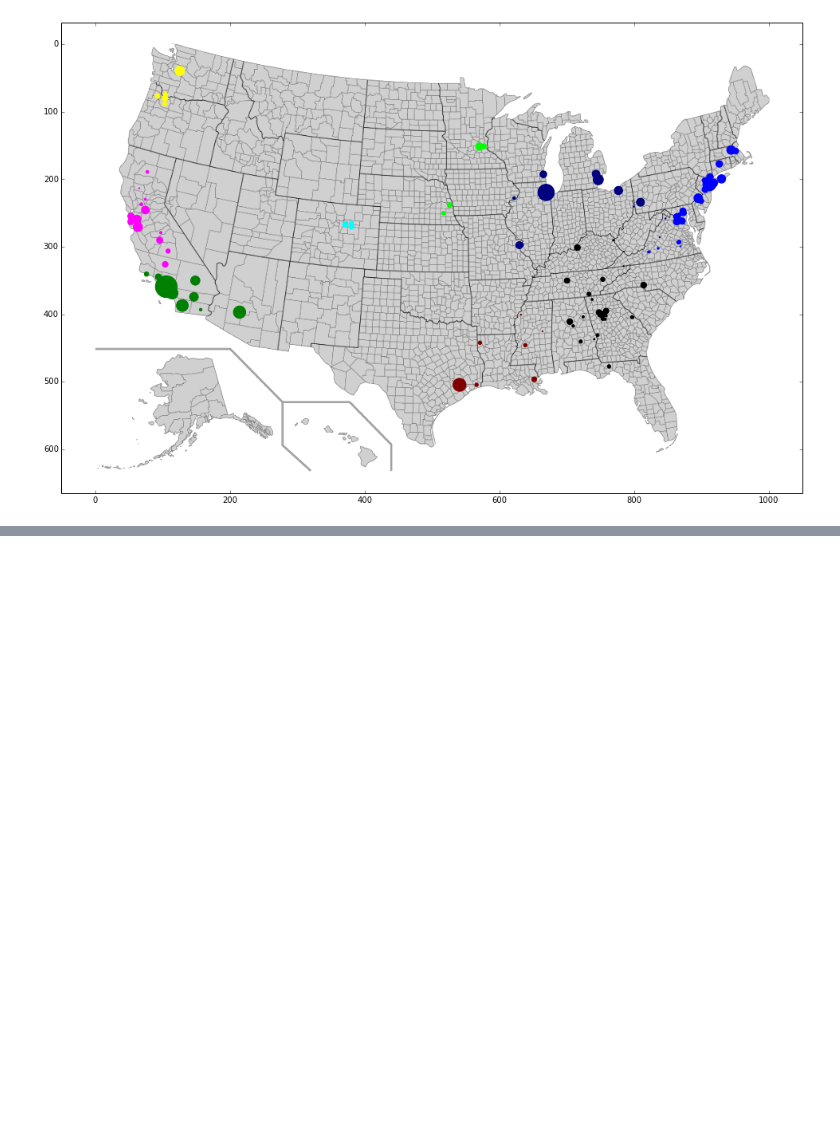
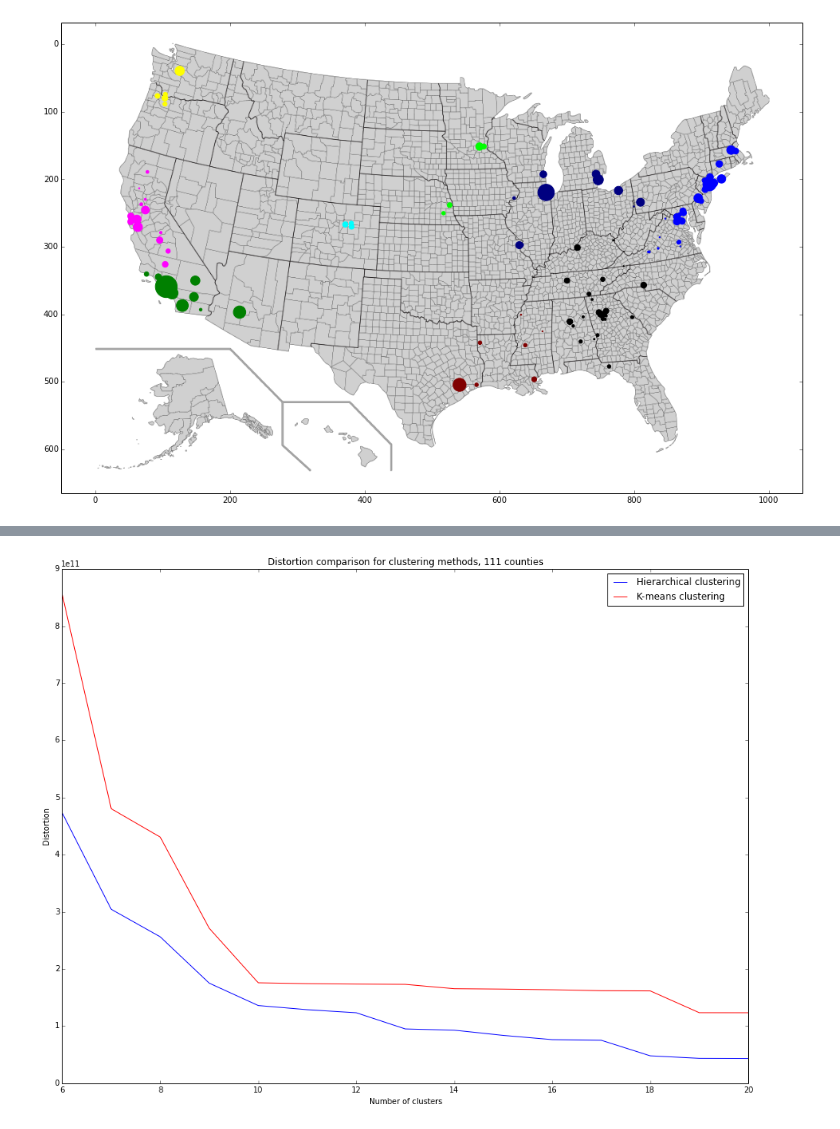
Before and after one commit to glashka/algorithmic-thinking, a Jupyter notebook: application_3.ipynb, the cells around one changed output, grey strips where cells are left out. Saved outputs shown, nothing was run; the diff lists cells and outputs as text; code cells hidden in the pictures; blank space fills up the shorter version.

```diff
--- a/application_3.ipynb
+++ b/application_3.ipynb
@@ -510,0 +515,6 @@ plot_clusters(DATA_TABLE_111, KMEANS_CLUSTERS_111, True)
+# %%
+def compute_distortion(cluster_list, data_table):
+    distortion = 0
+    for cluster in cluster_list:
+        distortion += cluster.cluster_error(data_table)
+    return distortion
@@ -510,0 +548,5 @@ plot_clusters(DATA_TABLE_111, KMEANS_CLUSTERS_111, True)
+# %%
+DATA_TABLE_111 = load_data_table(DATA_111_URL)
+CLUSTERS_111 = load_cluster_list(DATA_111_URL)
+KMEANS_CLUSTERS_111_9 = kmeans_clustering(CLUSTERS_111, 9, 5)
+print compute_distortion(KMEANS_CLUSTERS_111_9, DATA_TABLE_111)
@@ -510,0 +616,13 @@ plot_clusters(DATA_TABLE_111, KMEANS_CLUSTERS_111, True)
+# %%
+pylab.rcParams['figure.figsize'] = 16, 12
+
+pyplot.xlabel('Number of clusters')
+pyplot.ylabel('Distortion')
+pyplot.title('Distortion comparison for clustering methods, 111 counties')
+pyplot.plot(HIE_ABSCISS_111, HIE_ORDINATE_111, 'b-', label = 'Hierarchical clustering')
+pyplot.plot(KMEANS_ABSCISS_111, KMEANS_ORDINATE_111, 'r-', label='K-means clustering')
+pyplot.legend()
+
+pyplot.show()
+# %% [output]
+[figure, added]
```
Also changed, not shown: parts of 14 cells of this notebook.
